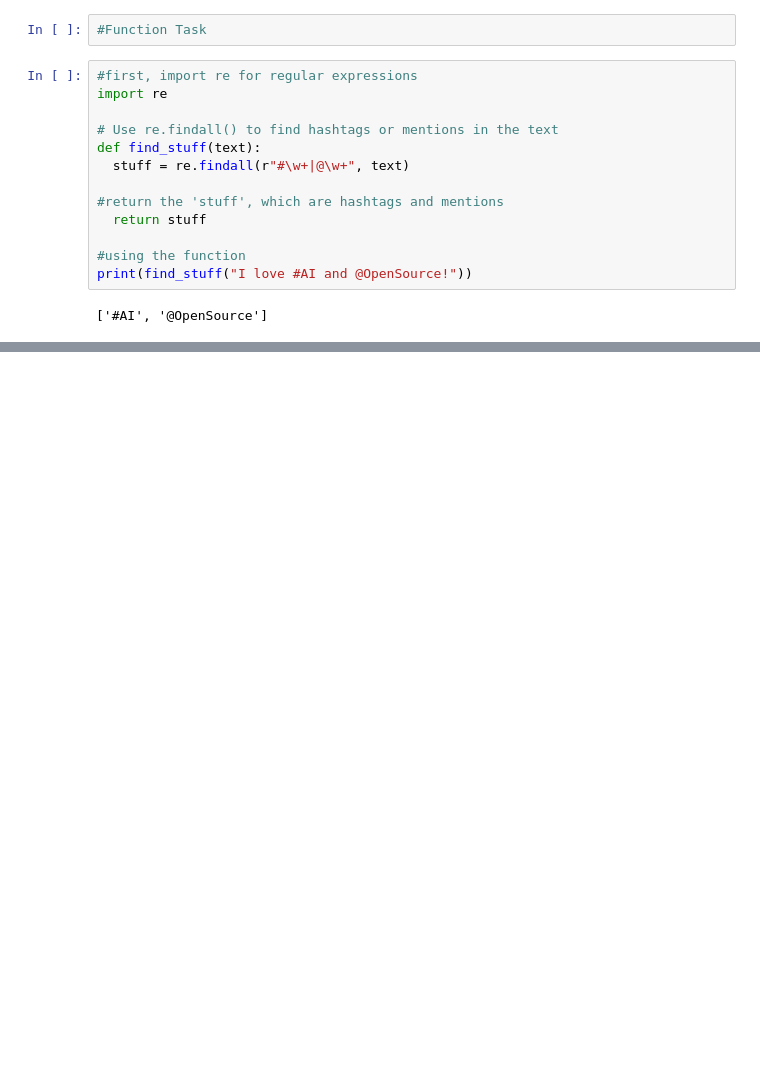
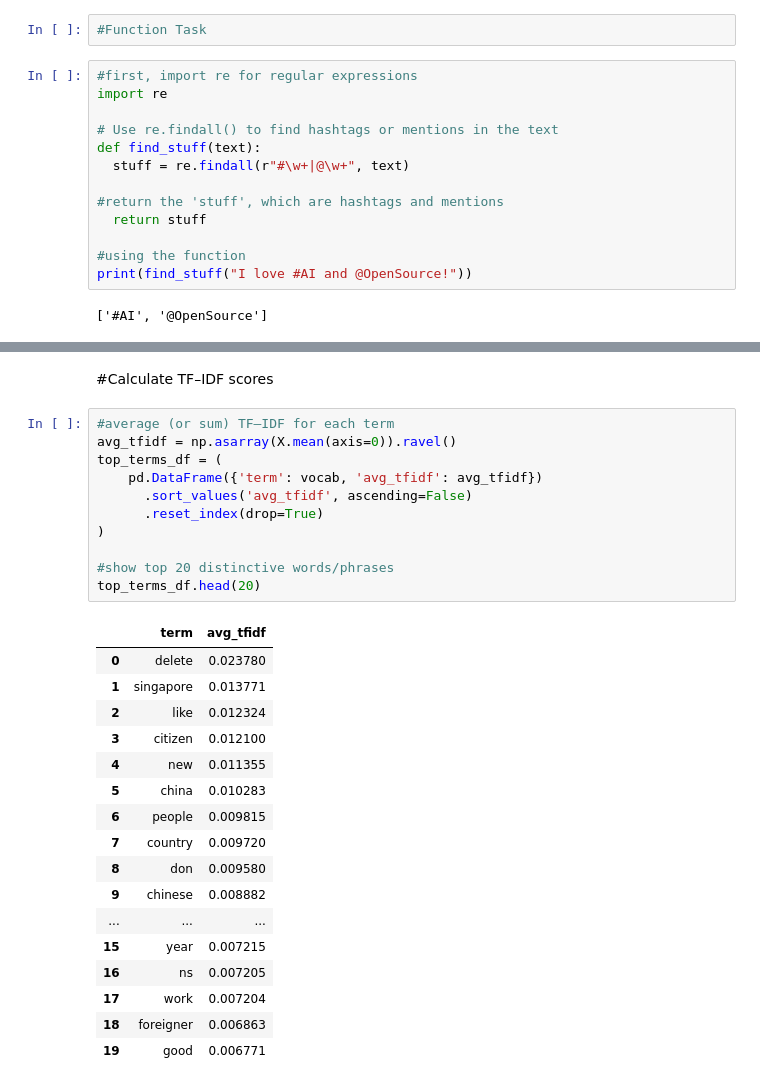
Before and after one commit to Keith-LJY001/NMC5342_A0234542L, a Jupyter notebook: NMC5342_A0234542L.ipynb, the cells around one changed output, grey strips where cells are left out. Cells and saved outputs as stored; diff of their text form; blank space fills up the shorter version.

```diff
--- a/NMC5342_A0234542L.ipynb
+++ b/NMC5342_A0234542L.ipynb
@@ -60,0 +499,31 @@ print(find_stuff("I love #AI and @OpenSource!"))
+# %% [markdown]
+#Calculate TF–IDF scores
+# %%
+#average (or sum) TF–IDF for each term
+avg_tfidf = np.asarray(X.mean(axis=0)).ravel()
+top_terms_df = (
+    pd.DataFrame({'term': vocab, 'avg_tfidf': avg_tfidf})
+      .sort_values('avg_tfidf', ascending=False)
+      .reset_index(drop=True)
+)
+
+#show top 20 distinctive words/phrases
+top_terms_df.head(20)
+# %% [output]
+|  | term | avg_tfidf |
+| 0 | delete | 0.023780 |
+| 1 | singapore | 0.013771 |
+| 2 | like | 0.012324 |
+| 3 | citizen | 0.012100 |
+| 4 | new | 0.011355 |
+| 5 | china | 0.010283 |
+| 6 | people | 0.009815 |
+| 7 | country | 0.009720 |
+| 8 | don | 0.009580 |
+| 9 | chinese | 0.008882 |
+| ... | ... | ... |
+| 15 | year | 0.007215 |
+| 16 | ns | 0.007205 |
+| 17 | work | 0.007204 |
+| 18 | foreigner | 0.006863 |
+| 19 | good | 0.006771 |
```
Also changed, not shown: parts of 42 cells of this notebook.
